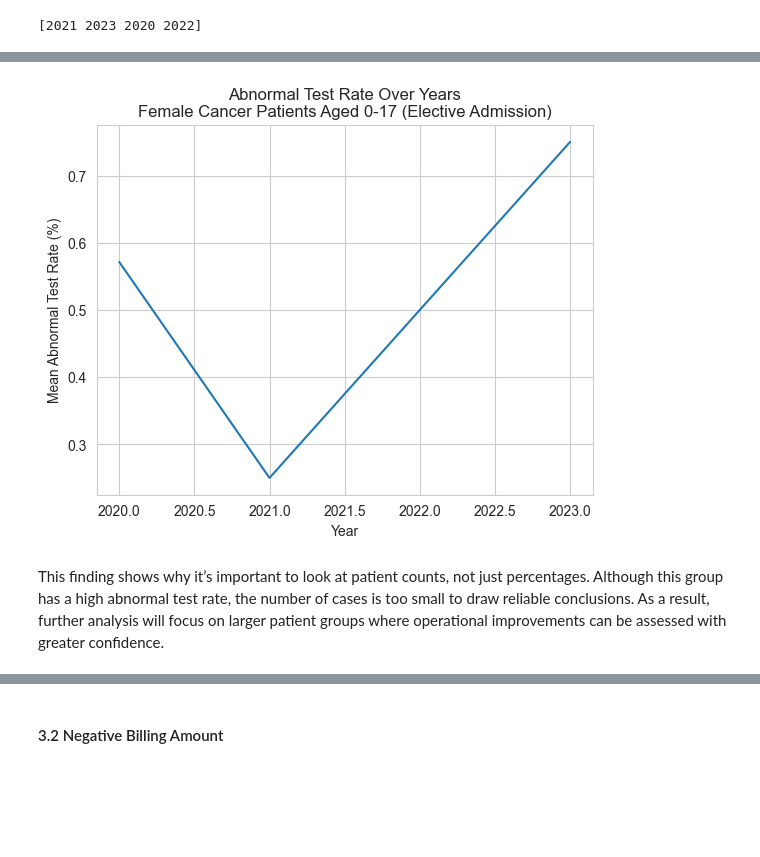
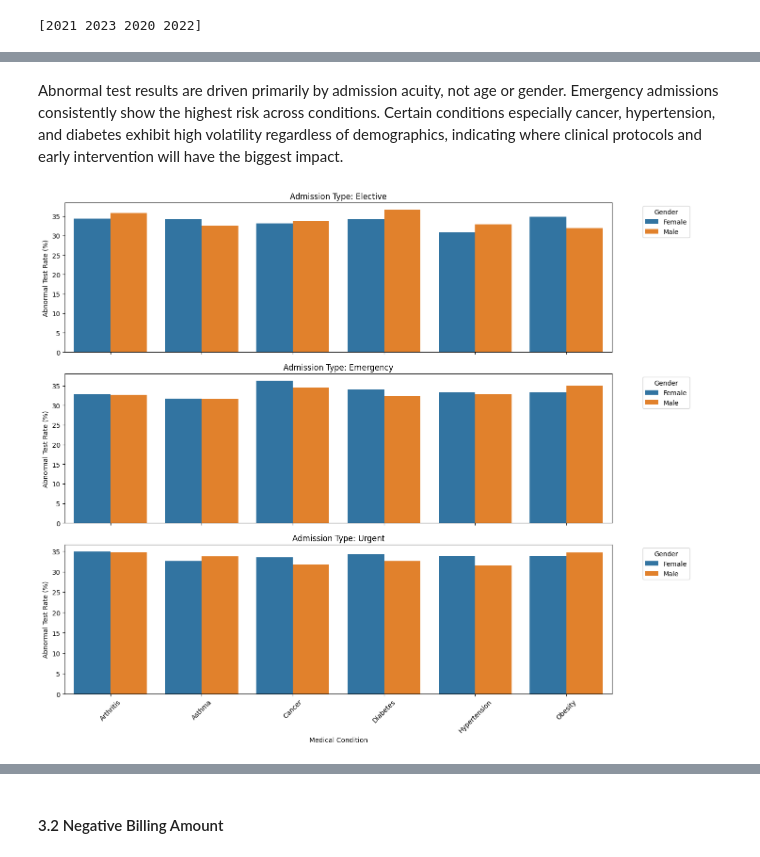
Before and after one commit to itzsnowflakethisyear-byte/Minimizing-Clinical-Alert-Fatigue-A-Calibrated-MLOps-Pipeline-for-Diagnostic-Prediction, a Jupyter notebook: Notebooks/02_eda_and_visualisation.ipynb, the cells around one changed output, grey strips where cells are left out. Saved outputs shown, nothing was run; the diff lists cells and outputs as text; code cells hidden in the pictures; blank space fills up the shorter version.

```diff
--- a/Notebooks/02_eda_and_visualisation.ipynb
+++ b/Notebooks/02_eda_and_visualisation.ipynb
@@ -645,15 +589,52 @@ cancer_f_elective_rates_df = calculate_abnormal_inconclusive_rates(cancer_f_elec
-# %%
-# Calculate mean abnormal test rate per year
-abnormal_rate_trends = cancer_f_elective_rates_df.groupby('Year')['abnormal_rate'].mean().reset_index()
-
-# Plot
-sns.lineplot(data=abnormal_rate_trends, x='Year', y='abnormal_rate')
-plt.title('Abnormal Test Rate Over Years\nFemale Cancer Patients Aged 0-17 (Elective Admission)')
-plt.ylabel('Mean Abnormal Test Rate (%)')
-plt.xlabel('Year')
-plt.grid(True)
-plt.show()
-# %% [output]
-[figure, removed]
-# %% [markdown]
-This finding shows why it’s important to look at patient counts, not just percentages. Although this group has a high abnormal test rate, the number of cases is too small to draw reliable conclusions. As a result, further analysis will focus on larger patient groups where operational improvements can be assessed with greater confidence.
+# %% [markdown]
+Abnormal test results are driven primarily by admission acuity, not age or gender. Emergency admissions consistently show the highest risk across conditions. Certain conditions especially cancer, hypertension, and diabetes exhibit high volatility regardless of demographics, indicating where clinical protocols and early intervention will have the biggest impact.
+# %%
+# Aggregate abnormal rates
+df_admission = (
+    patient_df
+        .groupby(['Admission Type', 'Gender', 'Medical Condition'])['Is_Abnormal']
+        .mean()
+        .reset_index()
+)
+
+# Convert to percentage
+df_admission['AbnormalRate'] = df_admission['Is_Abnormal'] * 100
+
+# Admission types → subplots
+admission_types = df_admission['Admission Type'].unique()
+
+fig, axes = plt.subplots(
+    nrows=len(admission_types),
+    ncols=1,
+    figsize=(14, 12),
+    sharex=True
+)
+
+# Plot each Admission Type in a separate subplot
+for i, adm in enumerate(admission_types):
+    ax = axes[i]
+    data_adm = df_admission[df_admission['Admission Type'] == adm]
+
+    sns.barplot(
+        data=data_adm,
+        x='Medical Condition',
+        y='AbnormalRate',
+        hue='Gender',
+        ax=ax
+    )
+
+    ax.set_title(f'Admission Type: {adm}')
+    ax.set_ylabel('Abnormal Test Rate (%)')
+    ax.set_xlabel('' if i < len(admission_types) - 1 else 'Medical Condition')
+
+    ax.legend(
+        title='Gender',
+        bbox_to_anchor=(1.05, 1),
+        loc='upper left'
+    )
+
+plt.xticks(rotation=45)
+plt.tight_layout()
+plt.show()
+# %% [output]
+[figure, added]
```
Also changed, not shown: parts of 53 cells of this notebook.
